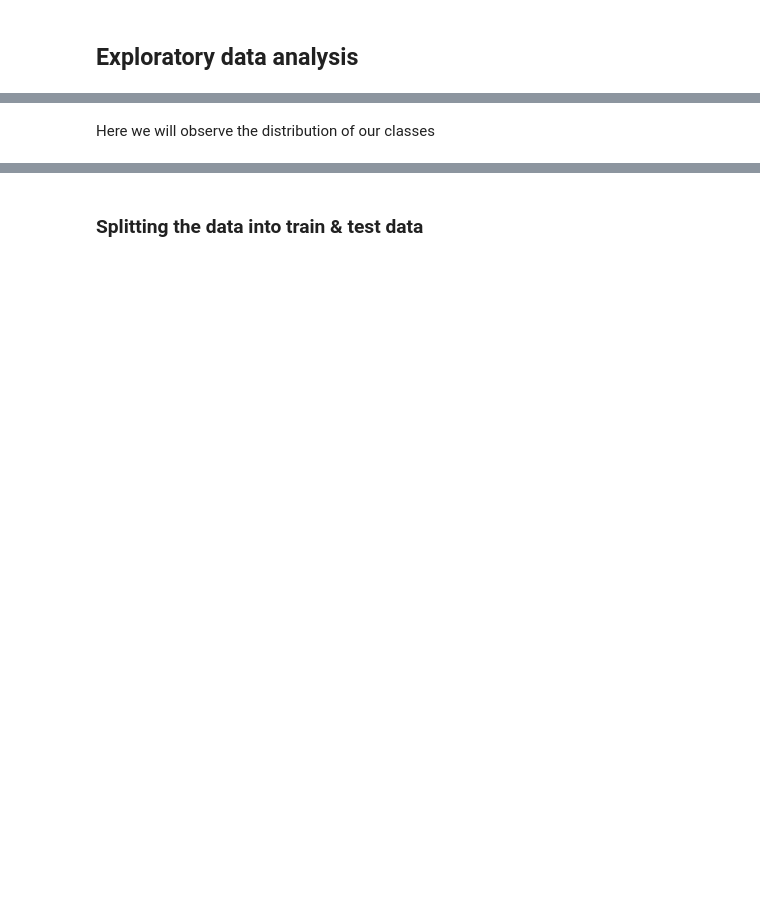
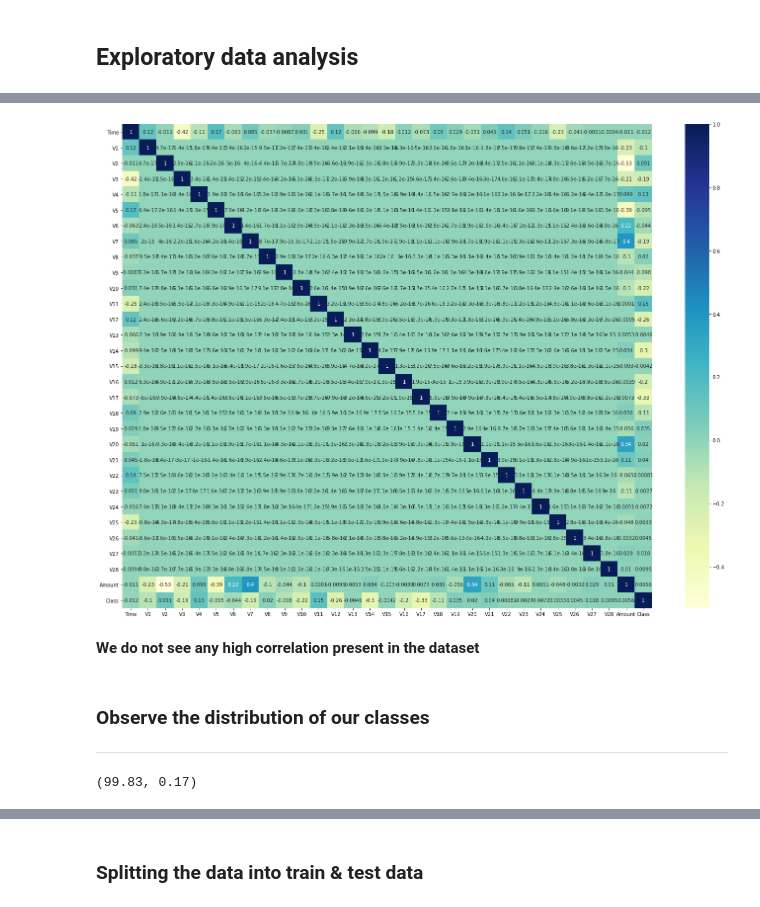
Before and after one commit to subhabrata-ghosh-1988/credit-card-fraud-detection, a Jupyter notebook: Credit_card_fraud_detection.ipynb, the cells around one changed output, grey strips where cells are left out. Drawn from its saved outputs; the diff is of its cells as text; code cells hidden in the pictures; blank space fills up the shorter version.

```diff
--- a/Credit_card_fraud_detection.ipynb
+++ b/Credit_card_fraud_detection.ipynb
@@ -113,0 +178,5 @@ df.head()
+# %%
+# Finding the initial full correlation in the dataset:
+# correlation matrix
+cor = df.corr()
+cor
@@ -114,6 +201,24 @@ df.head()
+# %%
+# plotting correlations on a heatmap
+
+# figure size
+plt.figure(figsize=(24,18))
+
+# heatmap
+sns.heatmap(cor, cmap="YlGnBu", annot=True)
+plt.show()
+# %% [output]
+[figure, added]
+# %% [markdown]
+**We do not see any high correlation present in the dataset**
 # %% [markdown]
-Here we will observe the distribution of our classes
+### Observe the distribution of our classes
+
+---
 # %%
 classes=df['Class'].value_counts()
-normal_share=classes[0]/df['Class'].count()*100
-fraud_share=classes[1]/df['Class'].count()*100
+normal_share=round(classes[0]/df['Class'].count()*100,2)
+fraud_share=round(classes[1]/df['Class'].count()*100, 2)
+normal_share, fraud_share
+# %% [output]
+(99.83, 0.17)
```
Also changed, not shown: parts of 25 cells of this notebook.
